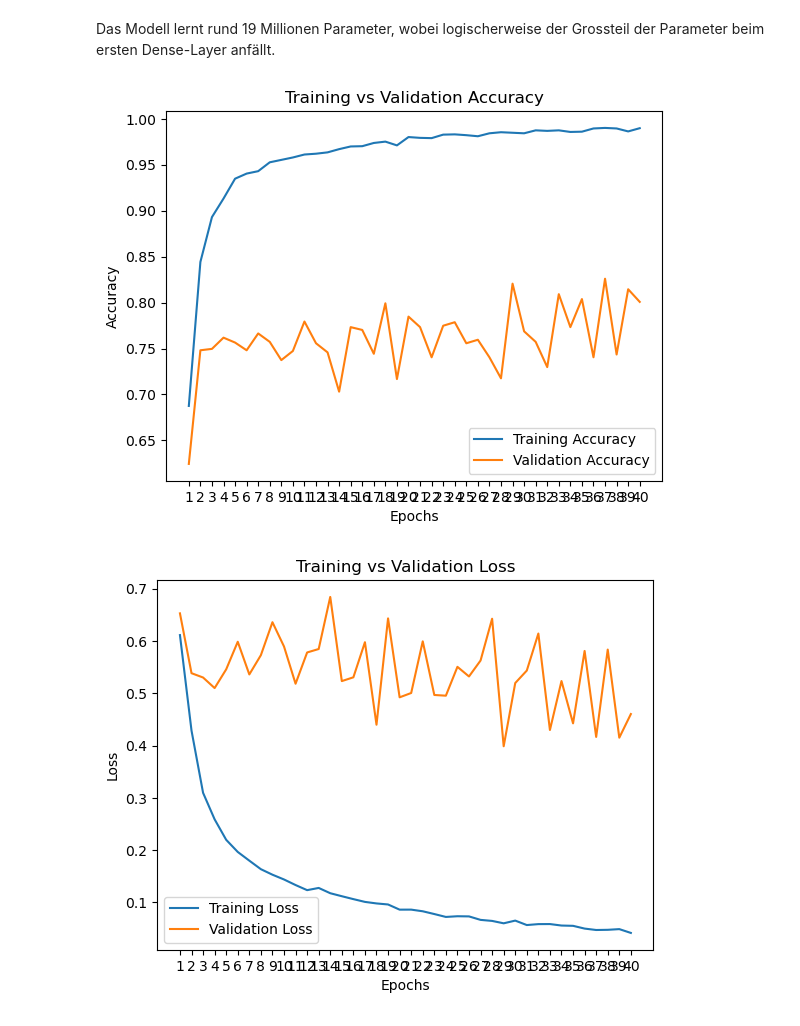
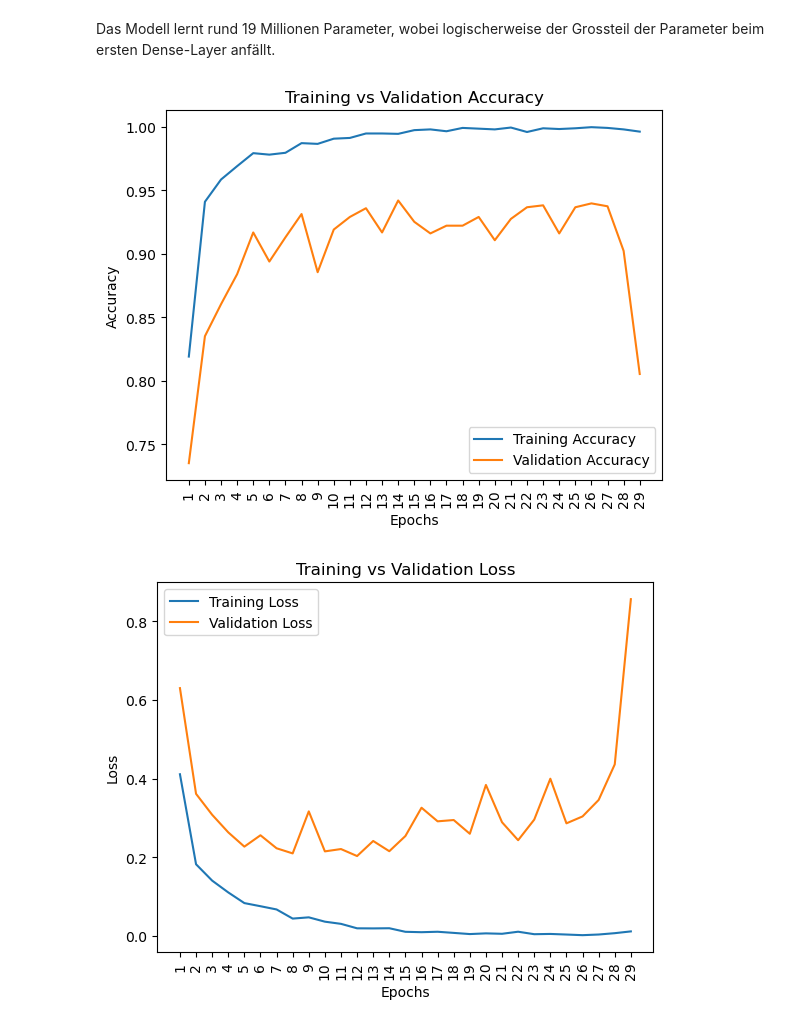
Before and after one commit to LeonidWouters/Brain_Tumor_Recognition, a Jupyter notebook: Eigenes_Modell.ipynb, the cells around one changed output. Drawn from its saved outputs; the diff is of its cells as text; code cells hidden in the pictures.

```diff
--- a/Eigenes_Modell.ipynb
+++ b/Eigenes_Modell.ipynb
@@ -179,22 +186,22 @@ model = models.Sequential([
 model.summary()
 
 # EarlyStopping Callback definieren
-early_stopping = EarlyStopping(monitor='val_accuracy',  # Überwachen des Validation Loss
+early_stopping = EarlyStopping(monitor='val_accuracy',  # Überwachen der Val_Accuracy
                                patience=15,         # Geduld (wie viele Epochen ohne Verbesserung)
                                restore_best_weights=True)  # Bestes Modell wird zurückgegeben
 
 # Modell kompilieren
-model.compile(optimizer=tf.keras.optimizers.Adam(learning_rate=0.00001), #Adam optimizer mit sehr tiefer learning
+model.compile(optimizer=tf.keras.optimizers.Adam(learning_rate=0.0001), #Adam optimizer mit sehr tiefer learning
               loss='sparse_categorical_crossentropy', # Crossentropy als Lossfunktion
               metrics=['accuracy']) # Accuracy (Metrik) wird während dem Training überwacht
 
-# Modell trainieren mit EarlyStopping Callback
+# Modell trainieren mit EarlyStopping
 history = model.fit(
     train_ds,
-    epochs=40,  # Anzahl der Epochen
+    epochs=50,
     validation_data=test_ds,
-    callbacks=[early_stopping], # Callback hinzufügen (EarlyStopping)
-    )
+    callbacks=[early_stopping],  # Callbacks hinzufügen
+)
 # %% [output]
 Model: "sequential"
 ┏━━━━━━━━━━━━━━━━━━━━━━━━━━━━━━━━━┳━━━━━━━━━━━━━━━━━━━━━━━━┳━━━━━━━━━━━━━━━┓
@@ -265,23 +272,23 @@ Das Modell lernt rund 19 Millionen Parameter, wobei logischerweise der Grossteil
 # %%
 # Training und Validierung Accuracy plotten
 plt.plot(history.history['accuracy'], label='Training Accuracy')
 plt.plot(history.history['val_accuracy'], label='Validation Accuracy')
 plt.title('Training vs Validation Accuracy')
 plt.xlabel('Epochs')
-plt.xticks(range(len(history.history['accuracy'])), range(1, len(history.history['accuracy']) + 1))
+plt.xticks(range(len(history.history['accuracy'])), range(1, len(history.history['accuracy']) + 1), rotation=90)
 plt.ylabel('Accuracy')
 plt.legend()
 plt.show()
 
 # Training und Validierung Loss plotten
 plt.plot(history.history['loss'], label='Training Loss')
 plt.plot(history.history['val_loss'], label='Validation Loss')
 plt.title('Training vs Validation Loss')
 plt.xlabel('Epochs')
-plt.xticks(range(len(history.history['accuracy'])), range(1, len(history.history['accuracy']) + 1))
+plt.xticks(range(len(history.history['accuracy'])), range(1, len(history.history['accuracy']) + 1), rotation=90)
 plt.ylabel('Loss')
 plt.legend()
 plt.show()
 # %% [output]
-[figure, old version]
+[figure, new version]
-[figure, old version]
+[figure, new version]
```
Also changed, not shown: parts of 12 cells of this notebook, 1 other file.
